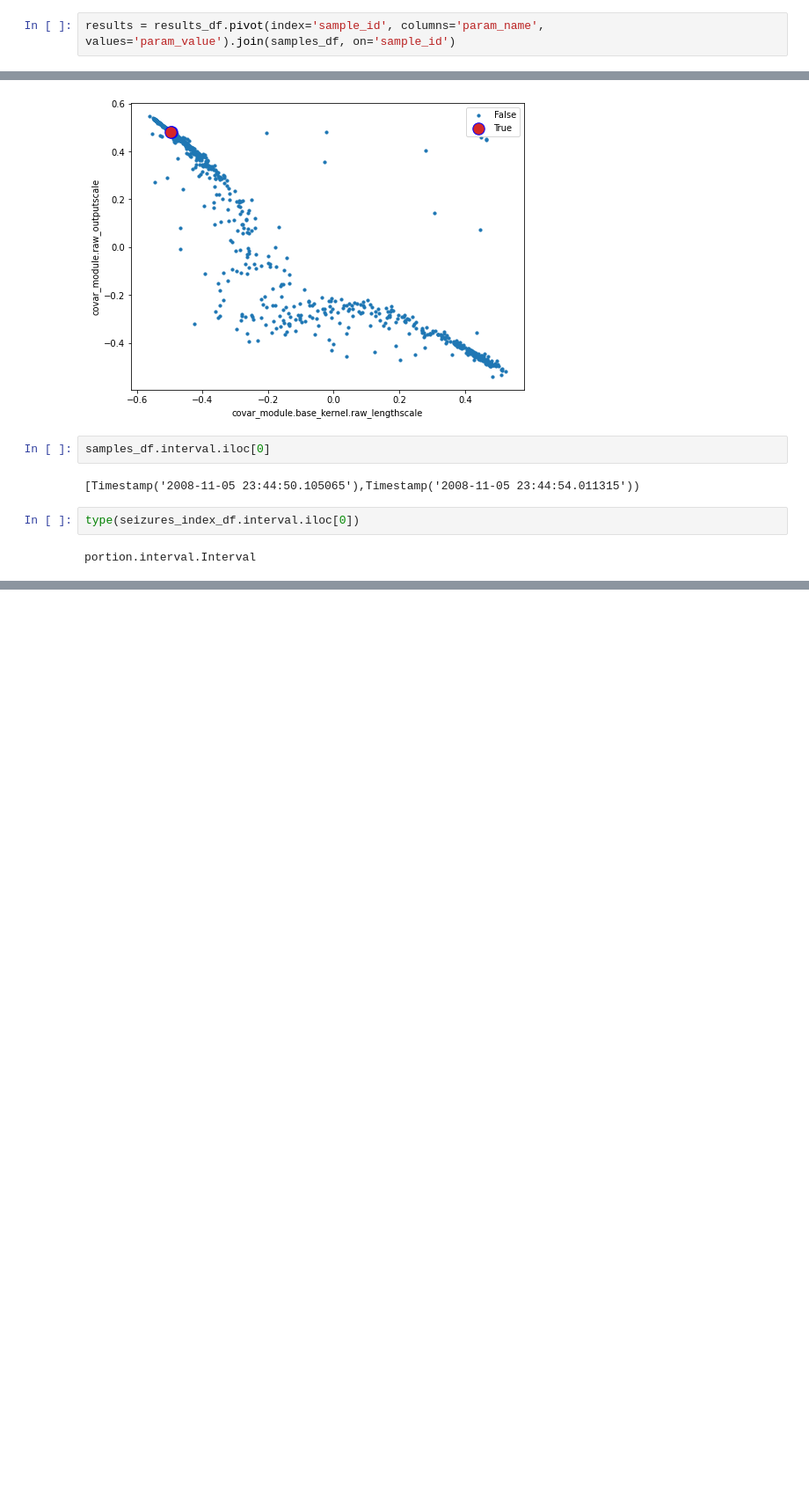
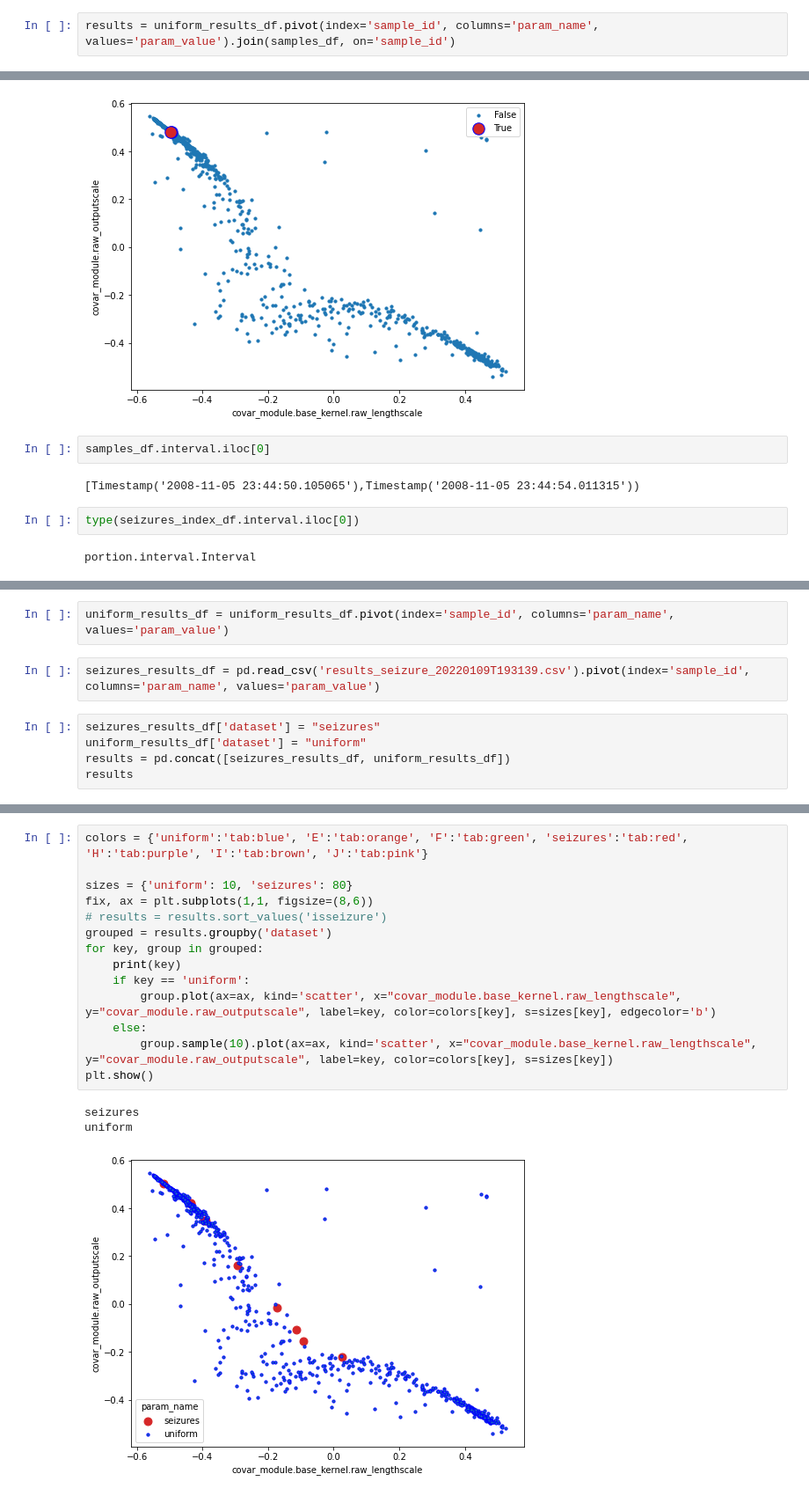
Before and after one commit to noamsgl/msc, a Jupyter notebook: scripts/generate/analyze_gp_results.ipynb, the cells around one changed output, grey strips where cells are left out. Shown at 88% size. Cells and saved outputs as stored; diff of their text form; blank space fills up the shorter version.

Commit message:
add seizures dataset

```diff
--- a/scripts/generate/analyze_gp_results.ipynb
+++ b/scripts/generate/analyze_gp_results.ipynb
@@ -45,5 +43,5 @@ samples_df.
 | 999 | 999 | NaN | [Timestamp('2008-06-06 16:11:32.2... | 999 | C:\Users\noam\Repositories\noamsg... | NaN | NaN | surfPA | pat_1325603 | ... |
 1000 rows × 14 columns
 # %%
-results = results_df.pivot(index='sample_id', columns='param_name', values='param_value').join(samples_df, on='sample_id')
+results = uniform_results_df.pivot(index='sample_id', columns='param_name', values='param_value').join(samples_df, on='sample_id')
 # %%
@@ -81,0 +81,9 @@ samples_df[samples_df.isseizure]
+# %%
+uniform_results_df = uniform_results_df.pivot(index='sample_id', columns='param_name', values='param_value')
+# %%
+seizures_results_df = pd.read_csv('results_seizure_20220109T193139.csv').pivot(index='sample_id', columns='param_name', values='param_value')
+# %%
+seizures_results_df['dataset'] = "seizures"
+uniform_results_df['dataset'] = "uniform"
+results = pd.concat([seizures_results_df, uniform_results_df])
+results
@@ -81,0 +105,18 @@ samples_df[samples_df.isseizure]
+# %%
+colors = {'uniform':'tab:blue', 'E':'tab:orange', 'F':'tab:green', 'seizures':'tab:red', 'H':'tab:purple', 'I':'tab:brown', 'J':'tab:pink'}
+
+sizes = {'uniform': 10, 'seizures': 80}
+fix, ax = plt.subplots(1,1, figsize=(8,6))
+# results = results.sort_values('isseizure')
+grouped = results.groupby('dataset')
+for key, group in grouped:
+    print(key)
+    if key == 'uniform':
+        group.plot(ax=ax, kind='scatter', x="covar_module.base_kernel.raw_lengthscale", y="covar_module.raw_outputscale", label=key, color=colors[key], s=sizes[key], edgecolor='b')
+    else:
+        group.sample(10).plot(ax=ax, kind='scatter', x="covar_module.base_kernel.raw_lengthscale", y="covar_module.raw_outputscale", label=key, color=colors[key], s=sizes[key])
+plt.show()
+# %% [output]
+seizures
+uniform
+[figure, added]
```
Also changed, not shown: parts of 6 cells of this notebook, 1 other file.
